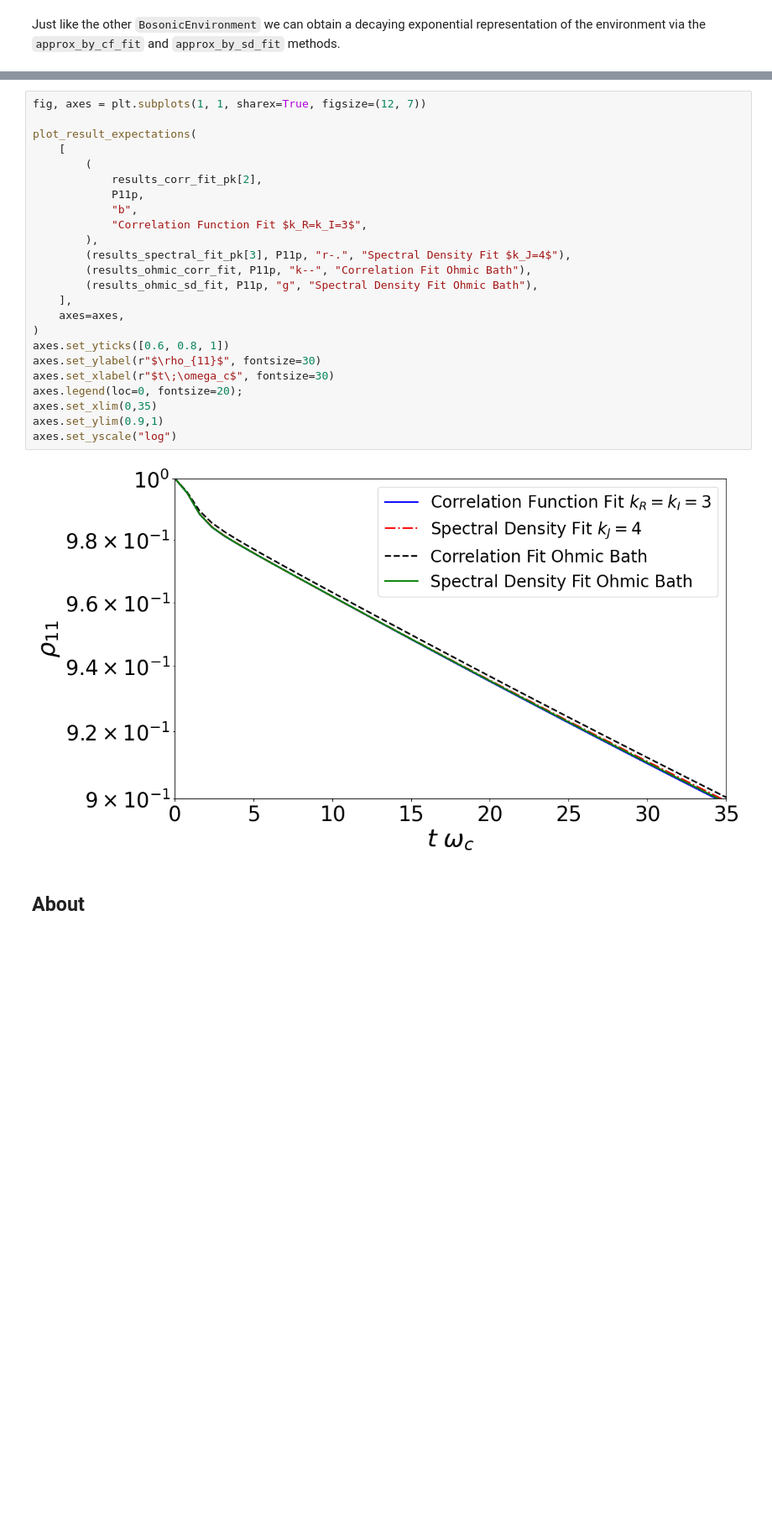
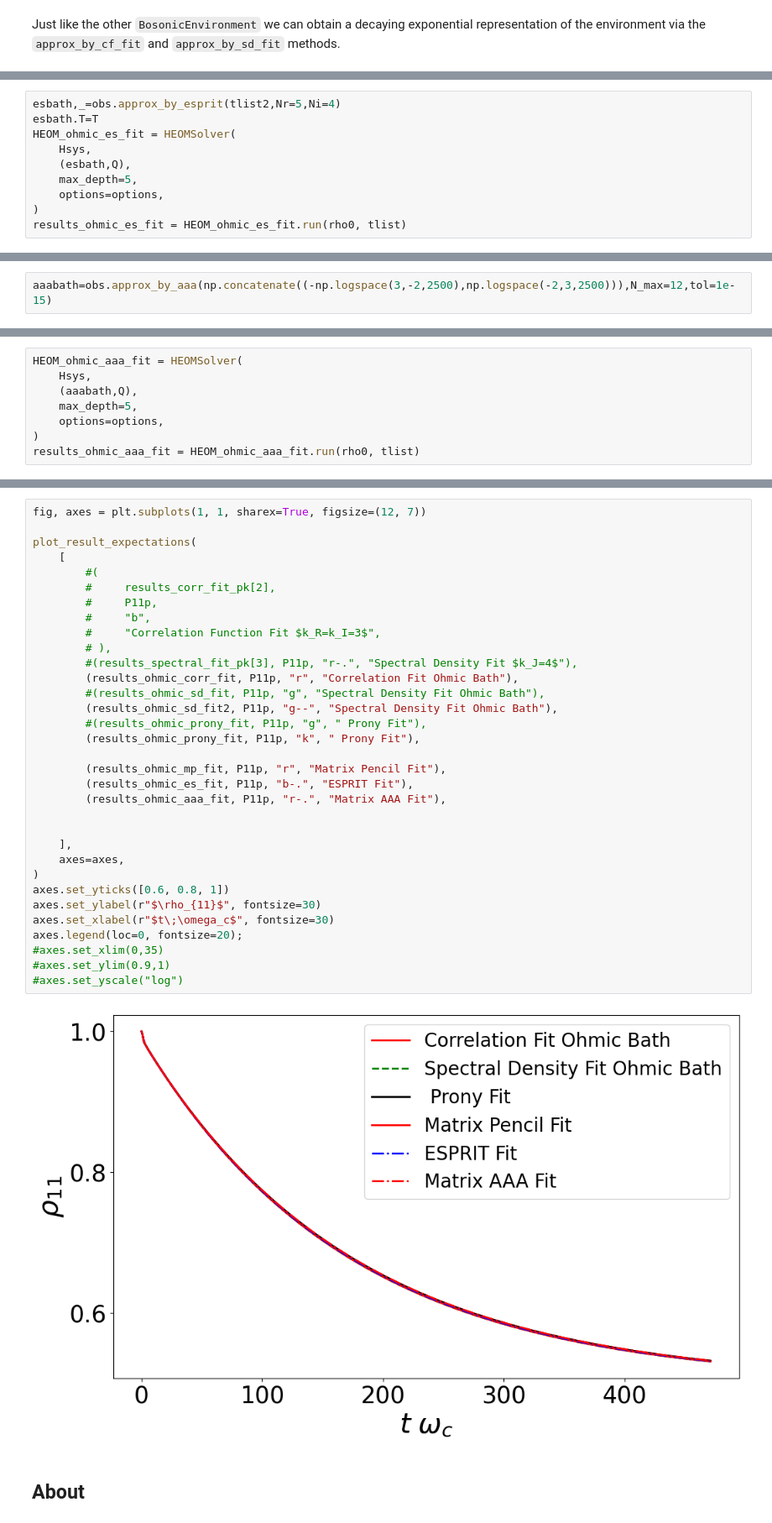
Before and after one commit to qutip/qutip-tutorials, a Jupyter notebook: tutorials-v5/heom/heom-1d-spin-bath-model-ohmic-fitting.ipynb, the cells around one changed output, grey strips where cells are left out. Shown at 84% size. Cells and saved outputs as stored; diff of their text form; blank space fills up the shorter version.

```diff
--- a/tutorials-v5/heom/heom-1d-spin-bath-model-ohmic-fitting.ipynb
+++ b/tutorials-v5/heom/heom-1d-spin-bath-model-ohmic-fitting.ipynb
@@ -834,0 +957,10 @@ Finally we plot the dynamics obtained by the different methods
+# %%
+esbath,_=obs.approx_by_esprit(tlist2,Nr=5,Ni=4)
+esbath.T=T
+HEOM_ohmic_es_fit = HEOMSolver(
+    Hsys,
+    (esbath,Q),
+    max_depth=5,
+    options=options,
+)
+results_ohmic_es_fit = HEOM_ohmic_es_fit.run(rho0, tlist)
@@ -834,0 +989,2 @@ Finally we plot the dynamics obtained by the different methods
+# %%
+aaabath=obs.approx_by_aaa(np.concatenate((-np.logspace(3,-2,2500),np.logspace(-2,3,2500))),N_max=12,tol=1e-15)
@@ -834,0 +1013,8 @@ Finally we plot the dynamics obtained by the different methods
+# %%
+HEOM_ohmic_aaa_fit = HEOMSolver(
+    Hsys,
+    (aaabath,Q),
+    max_depth=5,
+    options=options,
+)
+results_ohmic_aaa_fit = HEOM_ohmic_aaa_fit.run(rho0, tlist)
@@ -835,29 +1029,38 @@ Finally we plot the dynamics obtained by the different methods
 # %%
 fig, axes = plt.subplots(1, 1, sharex=True, figsize=(12, 7))
 
 plot_result_expectations(
     [
-        (
-            results_corr_fit_pk[2],
-            P11p,
-            "b",
-            "Correlation Function Fit $k_R=k_I=3$",
-        ),
-        (results_spectral_fit_pk[3], P11p, "r-.", "Spectral Density Fit $k_J=4$"),
-        (results_ohmic_corr_fit, P11p, "k--", "Correlation Fit Ohmic Bath"),
-        (results_ohmic_sd_fit, P11p, "g", "Spectral Density Fit Ohmic Bath"),
+        #(
+        #     results_corr_fit_pk[2],
+        #     P11p,
+        #     "b",
+        #     "Correlation Function Fit $k_R=k_I=3$",
+        # ),
+        #(results_spectral_fit_pk[3], P11p, "r-.", "Spectral Density Fit $k_J=4$"),
+        (results_ohmic_corr_fit, P11p, "r", "Correlation Fit Ohmic Bath"),
+        #(results_ohmic_sd_fit, P11p, "g", "Spectral Density Fit Ohmic Bath"),
+        (results_ohmic_sd_fit2, P11p, "g--", "Spectral Density Fit Ohmic Bath"),
+        #(results_ohmic_prony_fit, P11p, "g", " Prony Fit"),
+        (results_ohmic_prony_fit, P11p, "k", " Prony Fit"),
+
+        (results_ohmic_mp_fit, P11p, "r", "Matrix Pencil Fit"),
+        (results_ohmic_es_fit, P11p, "b-.", "ESPRIT Fit"),
+        (results_ohmic_aaa_fit, P11p, "r-.", "Matrix AAA Fit"),
+
+
     ],
     axes=axes,
 )
 axes.set_yticks([0.6, 0.8, 1])
 axes.set_ylabel(r"$\rho_{11}$", fontsize=30)
 axes.set_xlabel(r"$t\;\omega_c$", fontsize=30)
 axes.legend(loc=0, fontsize=20);
-axes.set_xlim(0,35)
-axes.set_ylim(0.9,1)
-axes.set_yscale("log")
+#axes.set_xlim(0,35)
+#axes.set_ylim(0.9,1)
+#axes.set_yscale("log")
 # %% [output]
-[figure, old version]
+[figure, new version]
 # %% [markdown]
 ## About
 # %%
```
Also changed, not shown: parts of 54 cells of this notebook, 1 other file.
